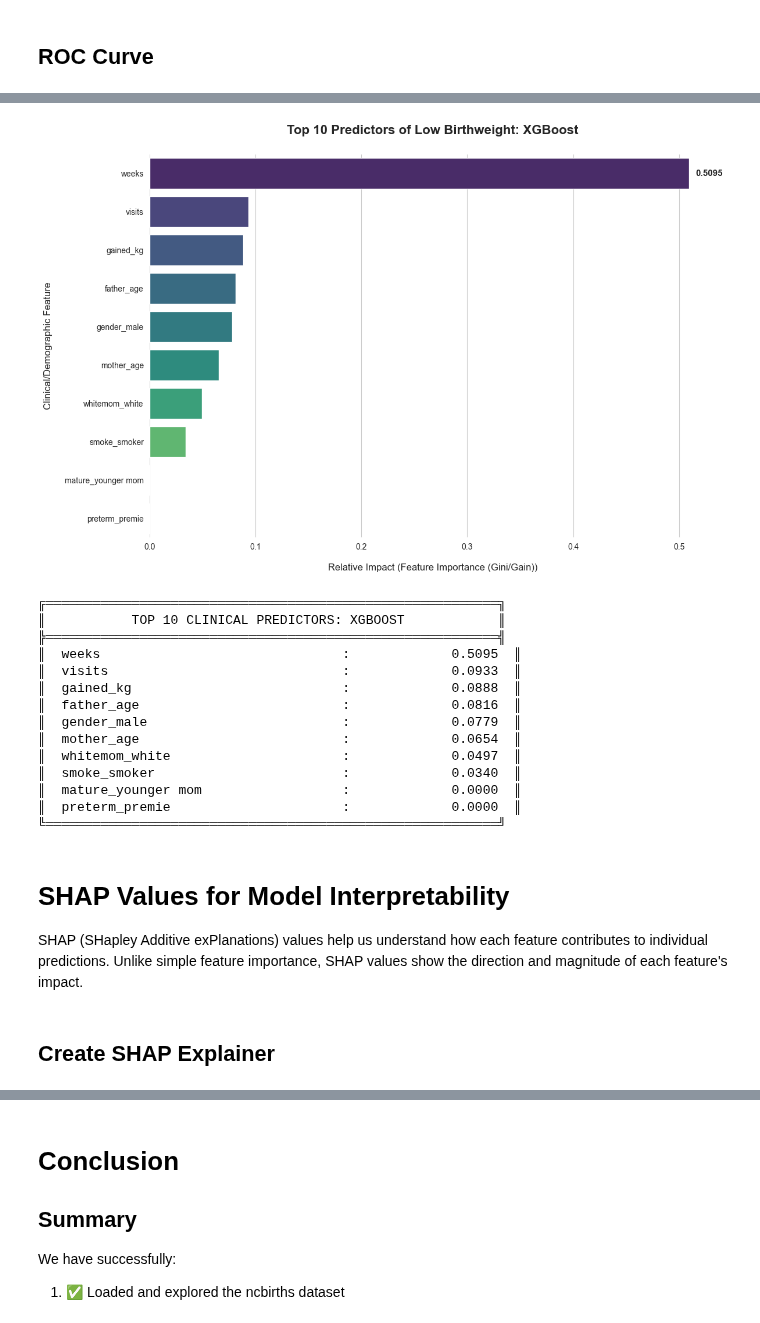
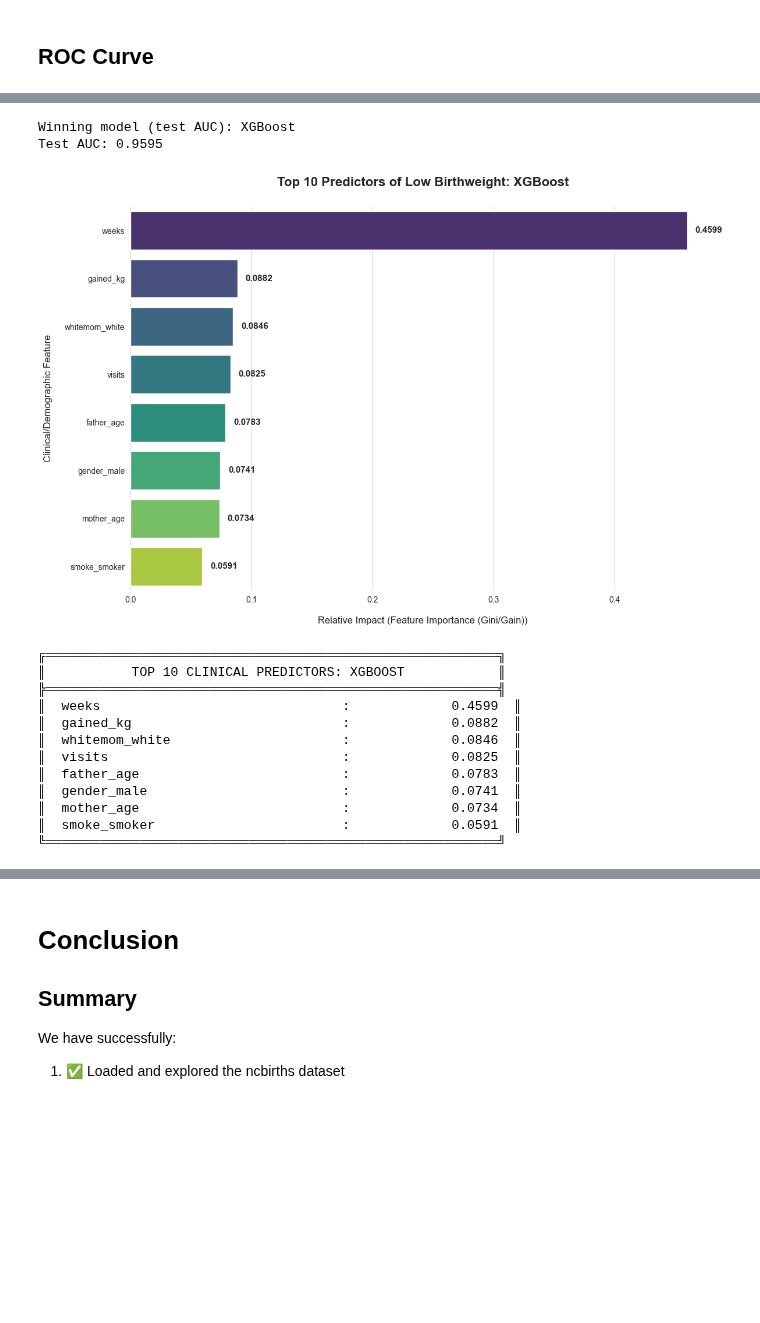
Before and after one commit to JadeJ083/e628, a Jupyter notebook: session07-ML/01_machine_learning.ipynb, the cells around one changed output, grey strips where cells are left out. Cells and saved outputs as stored; diff of their text form; code cells hidden in the pictures; blank space fills up the shorter version.

```diff
--- a/session07-ML/01_machine_learning.ipynb
+++ b/session07-ML/01_machine_learning.ipynb
@@ -1085,13 +2005,15 @@ def plot_tuning_results(grid_search_obj, model_name):
     # --- Precise Data Annotations ---
 
     # Automatically add the exact score at the tip of each bar
-    ax.bar_label(
-        ax.containers[0],              # Reference the bars in the plot
-        fmt='%.4f',                    # Display as 4-decimal floats
-        padding=10,                    # Space between bar and text
-        fontweight='bold',             # Make the scores stand out
-        color='black'                  # Ensure high contrast text
-    )
+    # Loop over all containers — seaborn creates one per bar when using hue
+    for container in ax.containers:
+        ax.bar_label(
+            container,
+            fmt='%.4f',                    # Display as 4-decimal floats
+            padding=10,                    # Space between bar and text
+            fontweight='bold',             # Make the scores stand out
+            color='black'                  # Ensure high contrast text
+        )
 
     # Remove the top and right spines to follow modern "clean data" design principles
     sns.despine(left=True, bottom=True)
@@ -1355,6 +2642,19 @@ plt.show()
 # =============================================================================
 # FEATURE IMPORTANCE: INTERPRETING THE WINNING MODEL
 # =============================================================================
+
+
+# =============================================================================
+# IDENTIFY WINNING MODEL FROM TEST SET PERFORMANCE
+# =============================================================================
+
+# Pick winner by test AUC (not CV AUC which favoured RandomForest)
+winning_model_name = max(all_results, key=lambda name: all_results[name]['metrics']['ROC-AUC'])
+best_pipeline      = all_results[winning_model_name]['pipeline']
+
+print(f"Winning model (test AUC): {winning_model_name}")
+print(f"Test AUC: {all_results[winning_model_name]['metrics']['ROC-AUC']:.4f}")
+
 
 # Extract the trained classifier from the final optimized pipeline
 final_classifier = best_pipeline.named_steps['classifier']
@@ -1364,6 +2664,7 @@ final_classifier = best_pipeline.named_steps['classifier']
 feature_names = best_pipeline.named_steps['preprocessor'].get_feature_names_out()
 
 # Logic to handle different model types (Linear vs. Tree-based)
+# Duck-typing: tree models expose .feature_importances_; linear models expose .coef_
 if hasattr(final_classifier, 'feature_importances_'):
     # For Random Forest, XGBoost, LightGBM, and Decision Trees
     importances = final_classifier.feature_importances_
@@ -1409,53 +2710,56 @@ ax = sns.barplot(
 plt.title(f'Top 10 Predictors of Low Birthweight: {winning_model_name}',
           fontsize=16, fontweight='bold', pad=25)
 
 # Clear axis labeling
 plt.xlabel(f'Relative Impact ({metric_name})', fontsize=12, labelpad=15)
 plt.ylabel('Clinical/Demographic Feature', fontsize=12, labelpad=15)
 
-# Add precise value labels to the tip of each bar
-ax.bar_label(ax.containers[0], fmt='%.4f', padding=8, fontweight='bold', fontsize=11)
+
+#   Data Annotation: Add precise value labels to the tip of each bar
+for container in ax.containers:
+    ax.bar_label(
+        container,
+        fmt='%.4f',
+        padding=10,
+        fontsize=11,
+        fontweight='bold'
+    )
+
 
 # Remove outer frame for a modern minimalist look
 sns.despine(left=True, bottom=True)
 
 # Finalize layout
 plt.tight_layout()
 plt.show()
 
 # =============================================================================
 # QUANTITATIVE DRIVER SUMMARY
 # =============================================================================
 
 print("\n" + "╔" + "═"*58 + "╗")
 print(f"║{f' TOP 10 CLINICAL PREDICTORS: {winning_model_name.upper()} ':^58}║")
 print("╠" + "═"*58 + "╣")
 
 # Print the top features as a formatted table
 for i, row in top_10_features.iterrows():
     # Format: Feature name left-aligned, importance score as a fixed-width float
     print(f"║  {row['Feature']:<35} : {row['Importance']:>18.4f}  ║")
 
 print("╚" + "═"*58 + "╝")
 # %% [output]
+Winning model (test AUC): XGBoost
+Test AUC: 0.9595
-[figure, old version]
+[figure, new version]
-╔══════════════════════════════════════════════════════════╗
-║           TOP 10 CLINICAL PREDICTORS: XGBOOST            ║
-╠══════════════════════════════════════════════════════════╣
-║  weeks                               :             0.5095  ║
-║  visits                              :             0.0933  ║
-║  gained_kg                           :             0.0888  ║
-║  father_age                          :             0.0816  ║
-║  gender_male                         :             0.0779  ║
-║  mother_age                          :             0.0654  ║
-║  whitemom_white                      :             0.0497  ║
-║  smoke_smoker                        :             0.0340  ║
-║  mature_younger mom                  :             0.0000  ║
-║  preterm_premie                      :             0.0000  ║
-╚══════════════════════════════════════════════════════════╝
+╔══════════════════════════════════════════════════════════╗
+║           TOP 10 CLINICAL PREDICTORS: XGBOOST            ║
+╠══════════════════════════════════════════════════════════╣
+║  weeks                               :             0.4599  ║
+║  gained_kg                           :             0.0882  ║
+║  whitemom_white                      :             0.0846  ║
+║  visits                              :             0.0825  ║
+║  father_age                          :             0.0783  ║
+║  gender_male                         :             0.0741  ║
+║  mother_age                          :             0.0734  ║
+║  smoke_smoker                        :             0.0591  ║
+╚══════════════════════════════════════════════════════════╝
-# %% [markdown]
-# SHAP Values for Model Interpretability
-
-SHAP (SHapley Additive exPlanations) values help us understand how each feature contributes to individual predictions. Unlike simple feature importance, SHAP values show the direction and magnitude of each feature's impact.
-# %% [markdown]
-## Create SHAP Explainer
```
Also changed, not shown: parts of 90 cells of this notebook.
